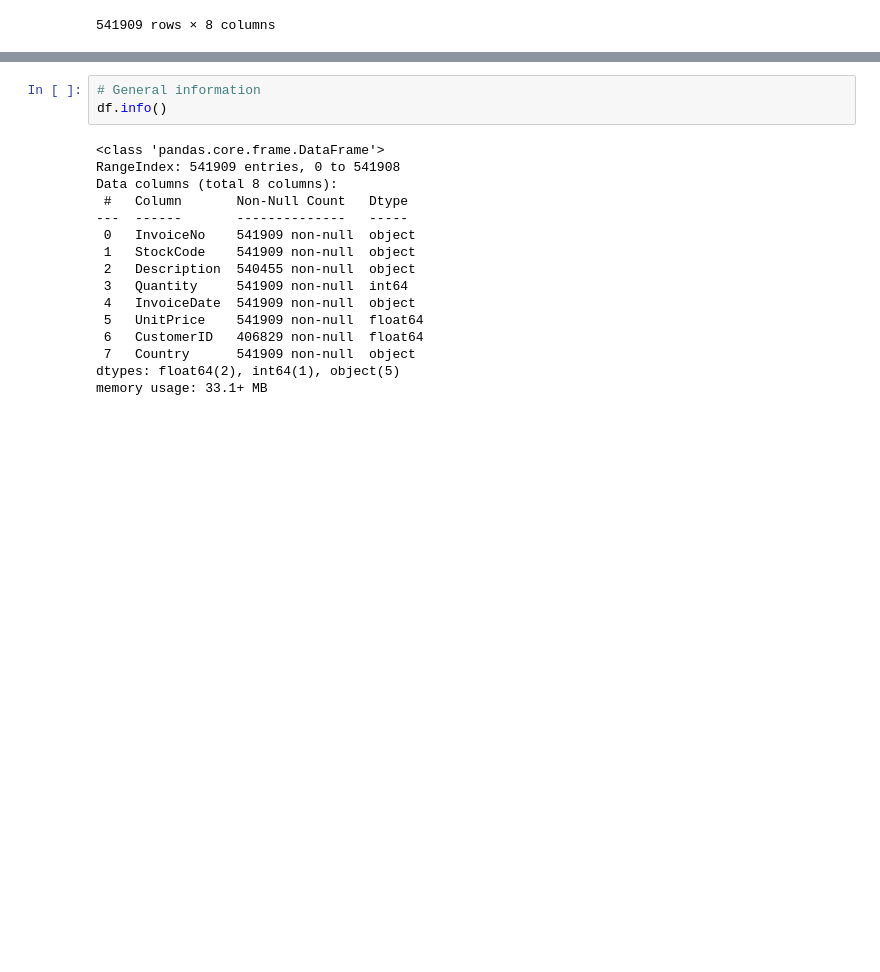
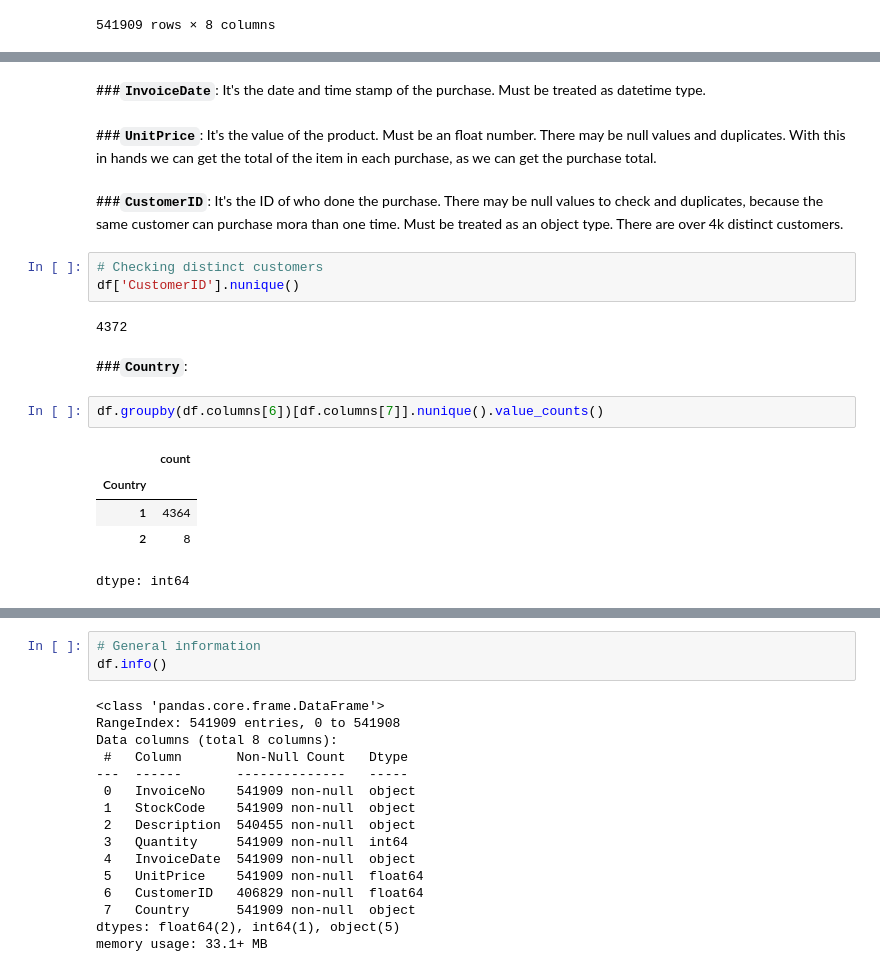
Before and after one commit to RafaSFernandes/customer-clustering, a Jupyter notebook: notebooks/customer_clustering_RFM.ipynb, the cells around one changed output, grey strips where cells are left out. Cells and saved outputs as stored; diff of their text form; blank space fills up the shorter version.

```diff
--- a/notebooks/customer_clustering_RFM.ipynb
+++ b/notebooks/customer_clustering_RFM.ipynb
@@ -87,0 +132,21 @@ df
+# %% [markdown]
+###**`InvoiceDate`**: It's the date and time stamp of the purchase. Must be treated as datetime type.
+# %% [markdown]
+###**`UnitPrice`**: It's the value of the product. Must be an float number. There may be null values and duplicates. With this in hands we can get the total of the item in each purchase, as we can get the purchase total.
+# %% [markdown]
+###**`CustomerID`**: It's the ID of who done the purchase. There may be null values to check and duplicates, because the same customer can purchase mora than one time. Must be treated as an object type. There are over 4k distinct customers.
+# %%
+# Checking distinct customers
+df['CustomerID'].nunique()
+# %% [output]
+4372
+# %% [markdown]
+###**`Country`**:
+# %%
+df.groupby(df.columns[6])[df.columns[7]].nunique().value_counts()
+# %% [output]
+|  | count |
+| Country |  |
+| 1 | 4364 |
+| 2 | 8 |
+dtype: int64
```
Also changed, not shown: parts of 13 cells of this notebook.
